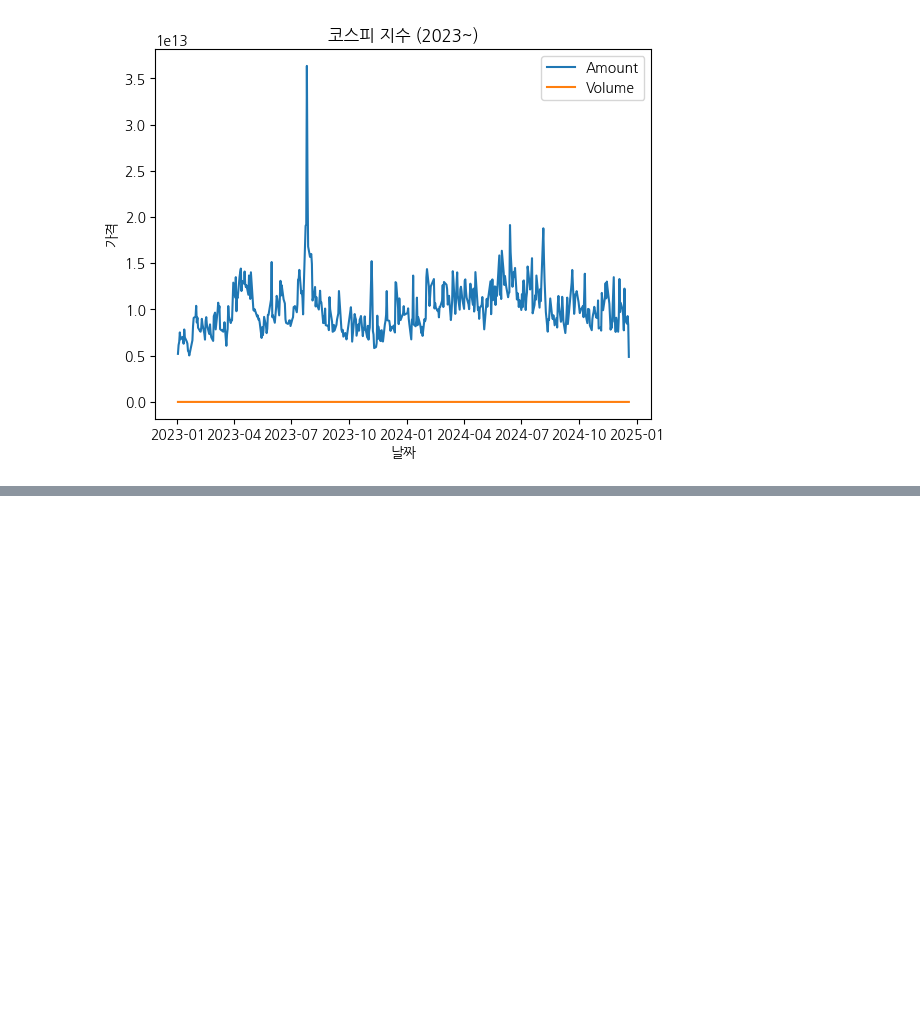
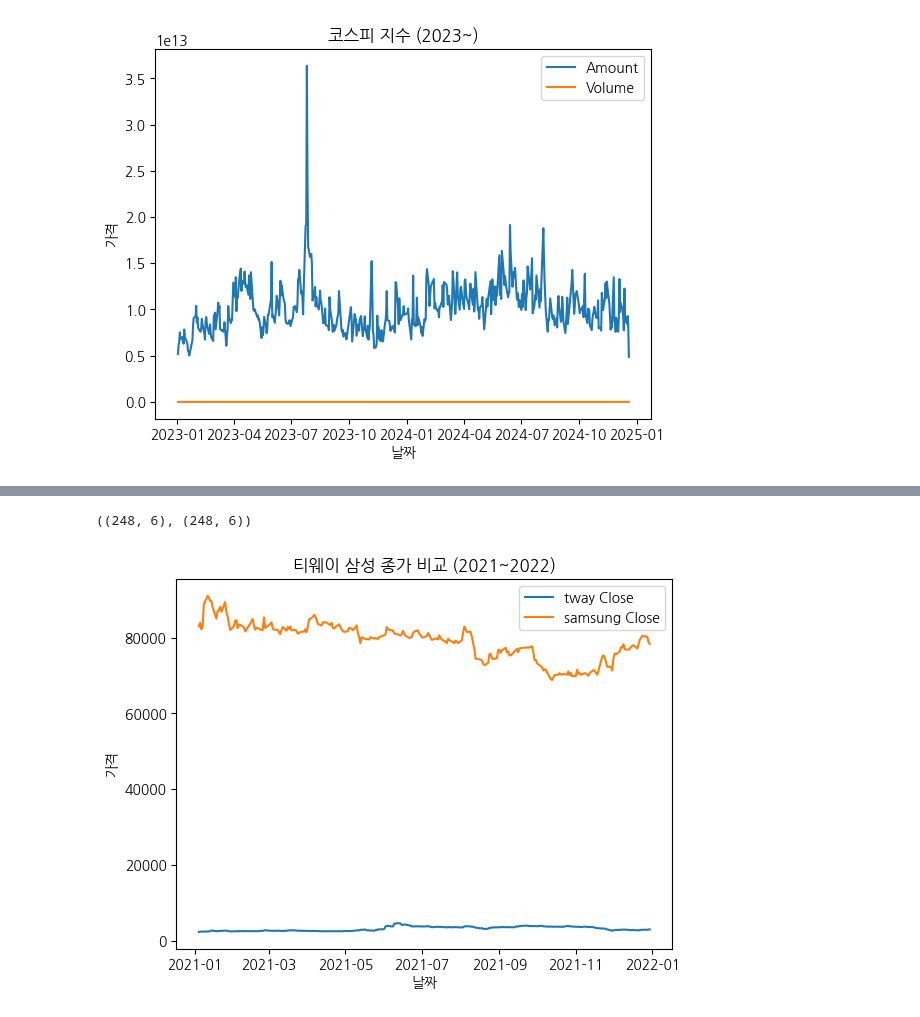
Before and after one commit to Huey-fitpet/study_pandas, a Jupyter notebook: codes/14.visuallization_information.ipynb, the cells around one changed output, grey strips where cells are left out. Saved outputs shown, nothing was run; the diff lists cells and outputs as text; code cells hidden in the pictures; blank space fills up the shorter version.

```diff
--- a/codes/14.visuallization_information.ipynb
+++ b/codes/14.visuallization_information.ipynb
@@ -80,0 +97,3 @@ plt.show()
+# %%
+tway = fdr.DataReader(symbol='091810', start='2021', end='2022')
+tway.head()
@@ -80,0 +108,3 @@ plt.show()
+# %%
+samsung = fdr.DataReader(symbol='005930', start='2021', end='2022')
+samsung.head()
@@ -80,0 +119,14 @@ plt.show()
+# %%
+tway.shape, samsung.shape
+# %% [output]
+((248, 6), (248, 6))
+# %%
+plt.plot(tway.index, tway['Close'], label='tway Close') # 총 양 인가봄
+plt.plot(samsung.index, samsung['Close'], label='samsung Close')
+plt.title('티웨이 삼성 종가 비교 (2021~2022)')
+plt.xlabel('날짜')
+plt.ylabel('가격')
+plt.legend()
+plt.show()
+# %% [output]
+[figure, added]
```
Also changed, not shown: parts of 10 cells of this notebook, 3 other files.
